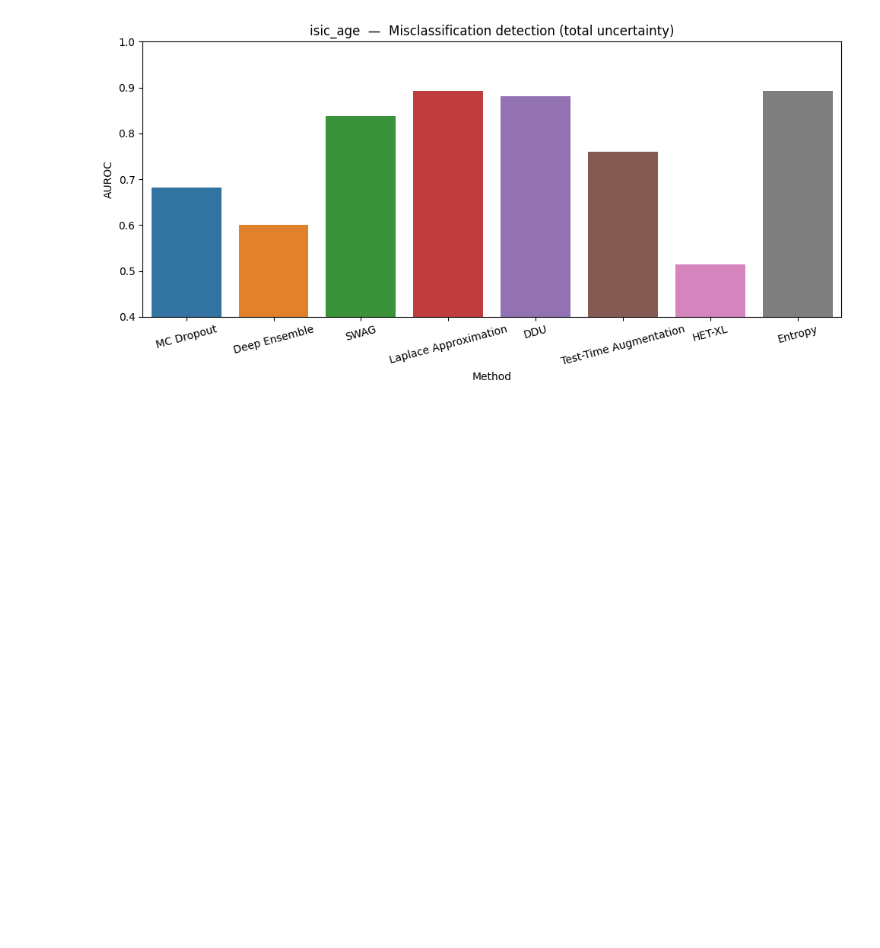
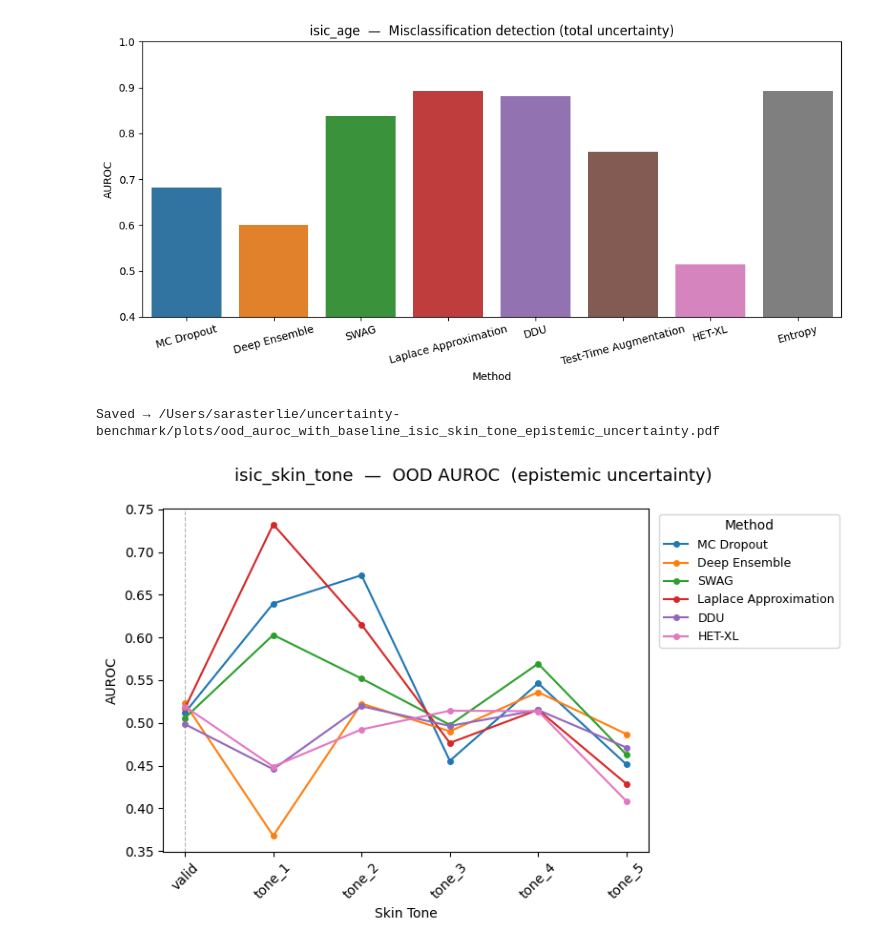
Before and after one commit to sterlie/uncertainty-benchmark, a Jupyter notebook: src/notebook.ipynb, the cells around one changed output. Cells and saved outputs as stored; diff of their text form; code cells hidden in the pictures; blank space fills up the shorter version.

```diff
--- a/src/notebook.ipynb
+++ b/src/notebook.ipynb
@@ -60,3 +66,8 @@ Passing `palette` without assigning `hue` is deprecated and will be removed in v
 
   sns.barplot(x='Method', y='AUROC', data=res, palette=palette_dict, ax=ax)
 [figure]
+# %%
+plot_ood_auroc_with_id_baseline('isic_skin_tone', u_type='epistemic_uncertainty')
+# %% [output]
+Saved → /Users/sarasterlie/uncertainty-benchmark/plots/ood_auroc_with_baseline_isic_skin_tone_epistemic_uncertainty.pdf
+[figure, added]
```
Also changed, not shown: parts of 1 cell of this notebook, 5 other files.
